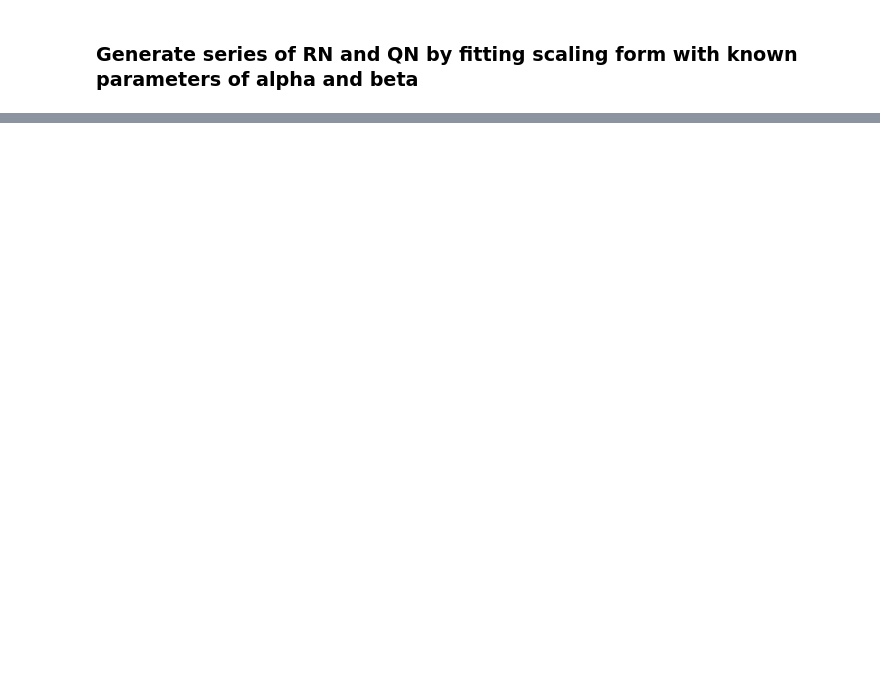
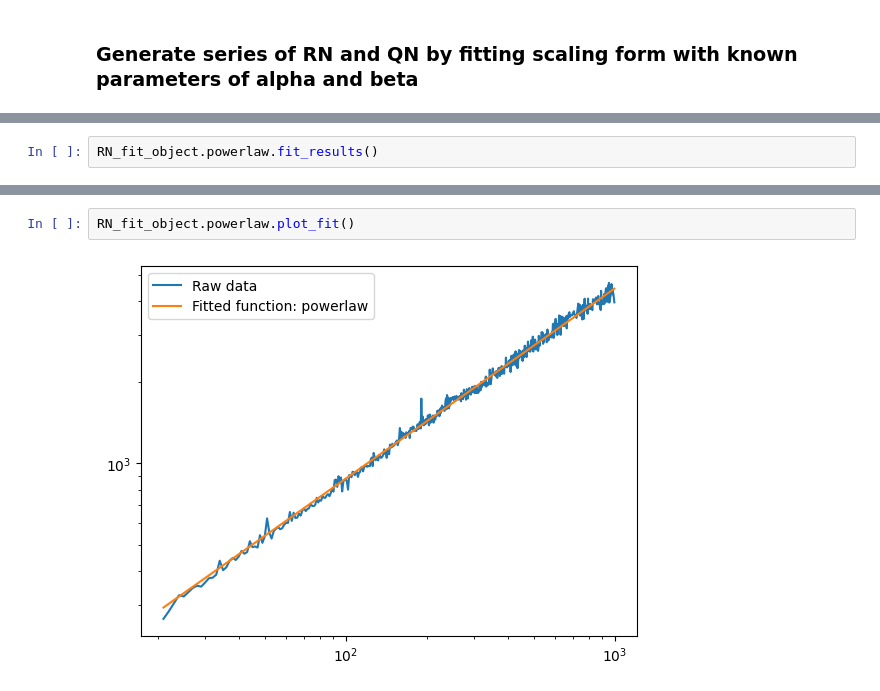
Before and after one commit to anabugaenko/liquidity, a Jupyter notebook: notebooks/MO/finite_size_scaling.ipynb, the cells around one changed output, grey strips where cells are left out. Drawn from its saved outputs; the diff is of its cells as text; blank space fills up the shorter version.

```diff
--- a/notebooks/MO/finite_size_scaling.ipynb
+++ b/notebooks/MO/finite_size_scaling.ipynb
@@ -137,0 +166,2 @@ plt.loglog()
+# %%
+RN_fit_object.powerlaw.fit_results()
@@ -137,0 +204,4 @@ plt.loglog()
+# %%
+RN_fit_object.powerlaw.plot_fit()
+# %% [output]
+[figure, added]
```
Also changed, not shown: parts of 39 cells of this notebook, 10 other files.
